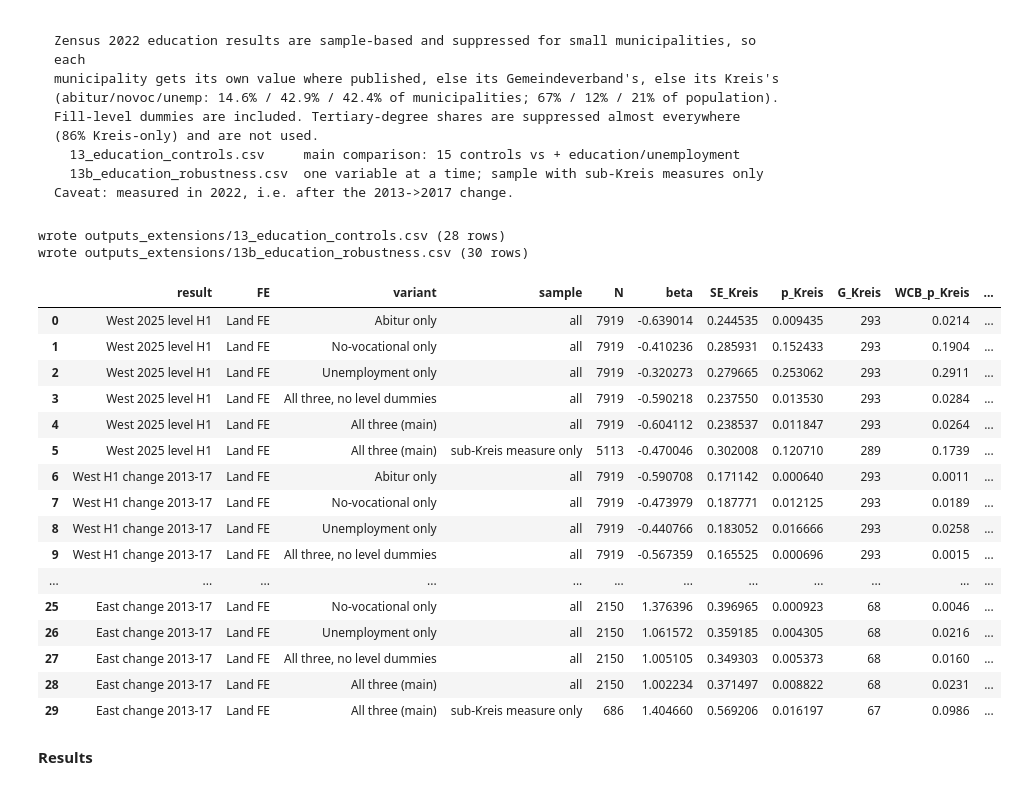
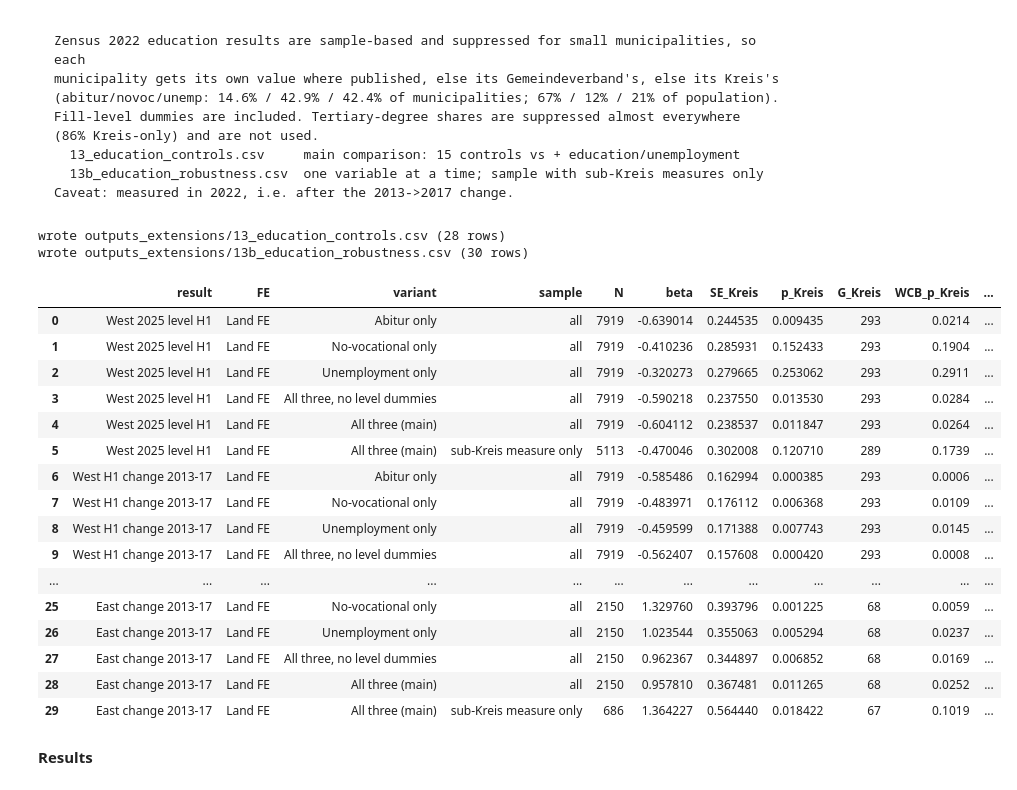
Before and after one commit to nastyacherkashova/refugee-centres-afd-germany, a Jupyter notebook: analysis/extensions_analysis.ipynb, the cells around one changed output. Saved outputs shown, nothing was run; the diff lists cells and outputs as text; code cells hidden in the pictures.

```diff
--- a/analysis/extensions_analysis.ipynb
+++ b/analysis/extensions_analysis.ipynb
@@ -619,14 +643,14 @@ for y, ylab in OUTC.items():
     W, E, EN = split(D)
     for sn, s in {"Germany": D, "West": W, "East": E, "East excl. MV": EN}.items():
         for fn, fe in FE.items():
-            m = fit(f"{y} ~ ln_distance + {fe} + {CTRL}", s)
+            m = fit(f"{y} ~ ln_distance + {fe} + {ctrl_for(y)}", s)
             rows.append(result_row(m, s, "ln_distance", outcome=ylab, spec="ln_distance", sample=sn, model=fn))
     w = with_z(W, "foreign_share_2021")
-    m = fit(f"{y} ~ ln_distance + ln_distance:Z + {KREIS_FE} + {CTRL}", w)
+    m = fit(f"{y} ~ ln_distance + ln_distance:Z + {KREIS_FE} + {ctrl_for(y)}", w)
     rows.append(result_row(m, w, "ln_distance:Z", outcome=ylab, spec="H3: ln_distance x district foreign share",
                            sample="West", model="Kreis FE"))
     for fn, fe in FE.items():
-        m = fit(f"{y} ~ n_centres_50km + {fe} + {CTRL}", w)
+        m = fit(f"{y} ~ n_centres_50km + {fe} + {ctrl_for(y)}", w)
         rows.append(result_row(m, w, "n_centres_50km", outcome=ylab, spec="n_centres_50km", sample="West", model=fn))
 save(rows, "10_gerda_change_and_placebo.csv")
 # %% [output]
@@ -677,7 +701,8 @@ for a, b in [(2013, 2017), (2013, 2021), (2013, 2025)]:
                                     ("East Land FE: ln_distance", E, "ln_distance", LAND_FE, ""),
                                     ("East excl. MV Land FE: ln_distance", EN, "ln_distance", LAND_FE, ""),
                                     ("East Kreis FE: ln_distance", E, "ln_distance", KREIS_FE, "")]:
-        m = fit(f"I(afd{b} - afd{a}) ~ ln_distance{extra} + {fe} + {CTRL}", d)
+        y = f"I(afd{b} - afd{a})"
+        m = fit(f"{y} ~ ln_distance{extra} + {fe} + {ctrl_for(y)}", d)
         rows.append(result_row(m, d, term, change=f"{a}->{b}", spec=lab))
 save(rows, "12_change_from_2013.csv")
 # %% [output]
@@ -835,7 +860,7 @@ SPECS = [
 rows = []
 for lab, sn, d, term, fe, y, extra in SPECS:
     for clab, ctrl in [("15 controls", CTRL), ("+ education/unemployment (Zensus 2022)", CTRL + " + " + EDU)]:
-        m = fit(f"{y} ~ ln_distance{extra} + {fe} + {ctrl}", d)
+        m = fit(f"{y} ~ ln_distance{extra} + {fe} + {ctrl_for(y, ctrl)}", d)
         r = result_row(m, d, term, result=lab, sample=sn, FE="Land FE" if fe == LAND_FE else "Kreis FE", controls=clab)
         r.update(b_abitur=m.params.get("abitur_share_z22"), b_novoc=m.params.get("novoc_share_z22"),
                  b_unemp=m.params.get("unemp_rate_z22"))
@@ -845,44 +870,44 @@ save(rows, "13_education_controls.csv")
 KEY = [("West 2025 level H1", "Land FE", W, "ln_distance", LAND_FE, "afd2025", ""),
        ("West H1 change 2013-17", "Land FE", W, "ln_distance", LAND_FE, "I(afd2017-afd2013)", ""),
        ("West H1 change 2013-17", "Kreis FE", W, "ln_distance", KREIS_FE, "I(afd2017-afd2013)", ""),
        ("West H3 change 2013-25", "Kreis FE", W, "ln_distance:Z", KREIS_FE, "I(afd2025-afd2013)", H3),
        ("East change 2013-17", "Land FE", E, "ln_distance", LAND_FE, "I(afd2017-afd2013)", "")]
 VAR = {"Abitur only": "abitur_share_z22 + edu_lvl_gv + edu_lvl_kr",
        "No-vocational only": "novoc_share_z22 + edu_lvl_gv + edu_lvl_kr",
        "Unemployment only": "unemp_rate_z22 + edu_lvl_gv + edu_lvl_kr",
        "All three, no level dummies": "abitur_share_z22 + novoc_share_z22 + unemp_rate_z22",
        "All three (main)": EDU}
 rows = []
 for lab, fen, d, term, fe, y, extra in KEY:
     for vl, v in VAR.items():
         samples = [("all", d)] + ([("sub-Kreis measure only", d[d.abitur_share_lvl != "Kreis"])]
                                   if vl == "All three (main)" else [])
         for samp, dd in samples:
             dd = with_z(dd, "foreign_share_2021") if extra else dd
             v2 = v if samp == "all" else v.replace(" + edu_lvl_kr", "")
-            m = fit(f"{y} ~ ln_distance{extra} + {fe} + {CTRL} + {v2}", dd)
+            m = fit(f"{y} ~ ln_distance{extra} + {fe} + {ctrl_for(y)} + {v2}", dd)
             rows.append(result_row(m, dd, term, result=lab, FE=fen, variant=vl, sample=samp))
 save(rows, "13b_education_robustness.csv")
 # %% [output]
 wrote outputs_extensions/13_education_controls.csv (28 rows)
 wrote outputs_extensions/13b_education_robustness.csv (30 rows)
 |  | result | FE | variant | sample | N | beta | SE_Kreis | p_Kreis | G_Kreis | WCB_p_Kreis | ... |
 | 0 | West 2025 level H1 | Land FE | Abitur only | all | 7919 | -0.639014 | 0.244535 | 0.009435 | 293 | 0.0214 | ... |
 | 1 | West 2025 level H1 | Land FE | No-vocational only | all | 7919 | -0.410236 | 0.285931 | 0.152433 | 293 | 0.1904 | ... |
 | 2 | West 2025 level H1 | Land FE | Unemployment only | all | 7919 | -0.320273 | 0.279665 | 0.253062 | 293 | 0.2911 | ... |
 | 3 | West 2025 level H1 | Land FE | All three, no level dummies | all | 7919 | -0.590218 | 0.237550 | 0.013530 | 293 | 0.0284 | ... |
 | 4 | West 2025 level H1 | Land FE | All three (main) | all | 7919 | -0.604112 | 0.238537 | 0.011847 | 293 | 0.0264 | ... |
 | 5 | West 2025 level H1 | Land FE | All three (main) | sub-Kreis measure only | 5113 | -0.470046 | 0.302008 | 0.120710 | 289 | 0.1739 | ... |
-| 6 | West H1 change 2013-17 | Land FE | Abitur only | all | 7919 | -0.590708 | 0.171142 | 0.000640 | 293 | 0.0011 | ... |
-| 7 | West H1 change 2013-17 | Land FE | No-vocational only | all | 7919 | -0.473979 | 0.187771 | 0.012125 | 293 | 0.0189 | ... |
-| 8 | West H1 change 2013-17 | Land FE | Unemployment only | all | 7919 | -0.440766 | 0.183052 | 0.016666 | 293 | 0.0258 | ... |
-| 9 | West H1 change 2013-17 | Land FE | All three, no level dummies | all | 7919 | -0.567359 | 0.165525 | 0.000696 | 293 | 0.0015 | ... |
+| 6 | West H1 change 2013-17 | Land FE | Abitur only | all | 7919 | -0.585486 | 0.162994 | 0.000385 | 293 | 0.0006 | ... |
+| 7 | West H1 change 2013-17 | Land FE | No-vocational only | all | 7919 | -0.483971 | 0.176112 | 0.006368 | 293 | 0.0109 | ... |
+| 8 | West H1 change 2013-17 | Land FE | Unemployment only | all | 7919 | -0.459599 | 0.171388 | 0.007743 | 293 | 0.0145 | ... |
+| 9 | West H1 change 2013-17 | Land FE | All three, no level dummies | all | 7919 | -0.562407 | 0.157608 | 0.000420 | 293 | 0.0008 | ... |
 | ... | ... | ... | ... | ... | ... | ... | ... | ... | ... | ... | ... |
-| 25 | East change 2013-17 | Land FE | No-vocational only | all | 2150 | 1.376396 | 0.396965 | 0.000923 | 68 | 0.0046 | ... |
-| 26 | East change 2013-17 | Land FE | Unemployment only | all | 2150 | 1.061572 | 0.359185 | 0.004305 | 68 | 0.0216 | ... |
-| 27 | East change 2013-17 | Land FE | All three, no level dummies | all | 2150 | 1.005105 | 0.349303 | 0.005373 | 68 | 0.0160 | ... |
-| 28 | East change 2013-17 | Land FE | All three (main) | all | 2150 | 1.002234 | 0.371497 | 0.008822 | 68 | 0.0231 | ... |
-| 29 | East change 2013-17 | Land FE | All three (main) | sub-Kreis measure only | 686 | 1.404660 | 0.569206 | 0.016197 | 67 | 0.0986 | ... |
+| 25 | East change 2013-17 | Land FE | No-vocational only | all | 2150 | 1.329760 | 0.393796 | 0.001225 | 68 | 0.0059 | ... |
+| 26 | East change 2013-17 | Land FE | Unemployment only | all | 2150 | 1.023544 | 0.355063 | 0.005294 | 68 | 0.0237 | ... |
+| 27 | East change 2013-17 | Land FE | All three, no level dummies | all | 2150 | 0.962367 | 0.344897 | 0.006852 | 68 | 0.0169 | ... |
+| 28 | East change 2013-17 | Land FE | All three (main) | all | 2150 | 0.957810 | 0.367481 | 0.011265 | 68 | 0.0252 | ... |
+| 29 | East change 2013-17 | Land FE | All three (main) | sub-Kreis measure only | 686 | 1.364227 | 0.564440 | 0.018422 | 67 | 0.1019 | ... |
 # %% [markdown]
 **Results**
 # %%
```
Also changed, not shown: parts of 15 cells of this notebook, 14 other files.
